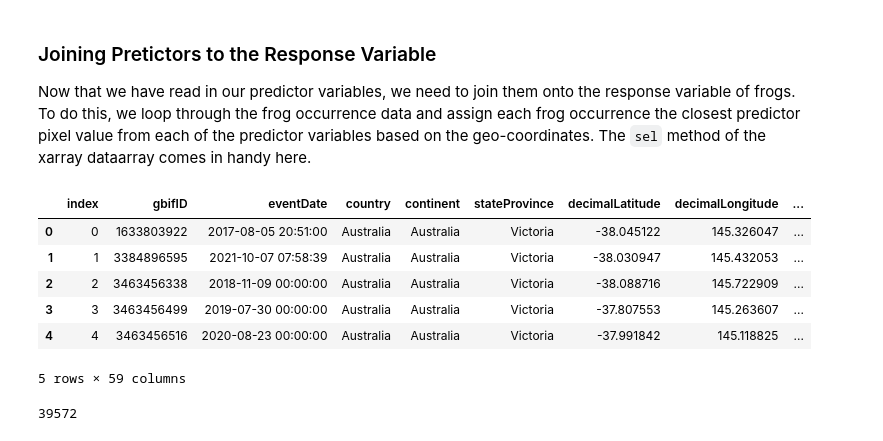
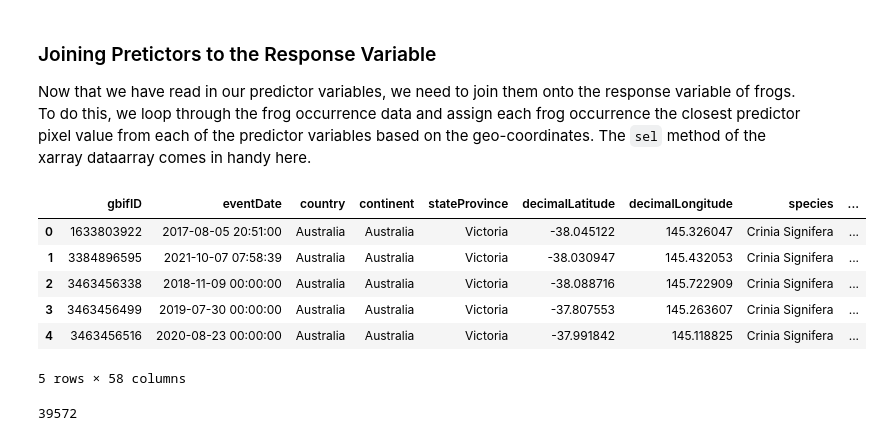
Before and after one commit to lealiaxiong/EYDataChallenge2022, a Jupyter notebook: level_1_challenge/challenge_1_LX_14.ipynb, the cells around one changed output. Cells and saved outputs as stored; diff of their text form; code cells hidden in the pictures.

```diff
--- a/level_1_challenge/challenge_1_LX_14.ipynb
+++ b/level_1_challenge/challenge_1_LX_14.ipynb
@@ -270,41 +270,41 @@ def join_frogs(frogs, data):
     Arguments:
     frogs -- dataframe containing the response variable along with ["decimalLongitude", "decimalLatitude", "key"]
     data -- xarray dataarray of features, indexed with geocoordinates
     """
     return frogs.merge(
         (
             data
             .rename('data')
             .sel(
                 x=xr.DataArray(frog_data.decimalLongitude, dims="key", coords={"key": frog_data.key}),
                 y=xr.DataArray(frog_data.decimalLatitude, dims="key", coords={"key": frog_data.key}),
                 method="nearest"
             )
             .to_dataframe()
             .assign(val = lambda x: x.iloc[:, -1])
             [['val']]
             .reset_index()
             .drop_duplicates()
             .pivot(index="key", columns="band", values="val")
             .reset_index()
         ),
         on = ['key'],
         how = 'inner'
     )
 model_datas = []
 for frog_data, weather_data in zip(frog_datas, weather_datas):
     model_datas.append(join_frogs(frog_data, weather_data))
 
-model_data = pd.concat(model_datas).dropna().reset_index()
+model_data = pd.concat(model_datas).dropna().reset_index(drop=True)
 model_data.head()
 # %% [output]
-|  | index | gbifID | eventDate | country | continent | stateProvince | decimalLatitude | decimalLongitude | ... |
-| 0 | 0 | 1633803922 | 2017-08-05 20:51:00 | Australia | Australia | Victoria | -38.045122 | 145.326047 | ... |
-| 1 | 1 | 3384896595 | 2021-10-07 07:58:39 | Australia | Australia | Victoria | -38.030947 | 145.432053 | ... |
-| 2 | 2 | 3463456338 | 2018-11-09 00:00:00 | Australia | Australia | Victoria | -38.088716 | 145.722909 | ... |
-| 3 | 3 | 3463456499 | 2019-07-30 00:00:00 | Australia | Australia | Victoria | -37.807553 | 145.263607 | ... |
-| 4 | 4 | 3463456516 | 2020-08-23 00:00:00 | Australia | Australia | Victoria | -37.991842 | 145.118825 | ... |
+|  | gbifID | eventDate | country | continent | stateProvince | decimalLatitude | decimalLongitude | species | ... |
+| 0 | 1633803922 | 2017-08-05 20:51:00 | Australia | Australia | Victoria | -38.045122 | 145.326047 | Crinia Signifera | ... |
+| 1 | 3384896595 | 2021-10-07 07:58:39 | Australia | Australia | Victoria | -38.030947 | 145.432053 | Crinia Signifera | ... |
+| 2 | 3463456338 | 2018-11-09 00:00:00 | Australia | Australia | Victoria | -38.088716 | 145.722909 | Crinia Signifera | ... |
+| 3 | 3463456499 | 2019-07-30 00:00:00 | Australia | Australia | Victoria | -37.807553 | 145.263607 | Crinia Signifera | ... |
+| 4 | 3463456516 | 2020-08-23 00:00:00 | Australia | Australia | Victoria | -37.991842 | 145.118825 | Crinia Signifera | ... |
-5 rows × 59 columns
+5 rows × 58 columns
 # %%
 len(model_data)
 # %% [output]
```
Also changed, not shown: parts of 7 cells of this notebook, 2 other files.
